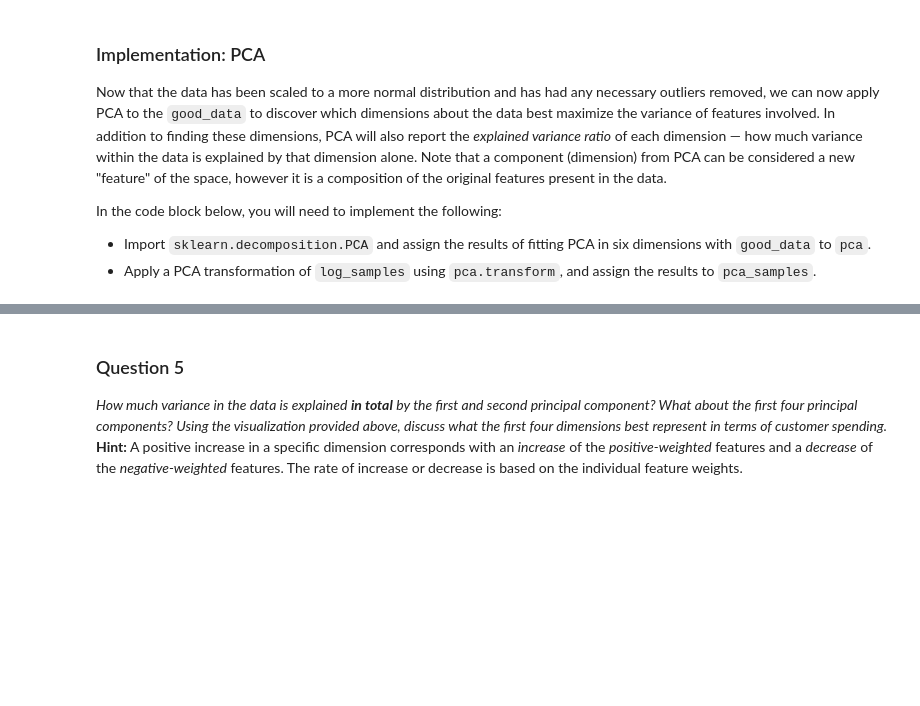
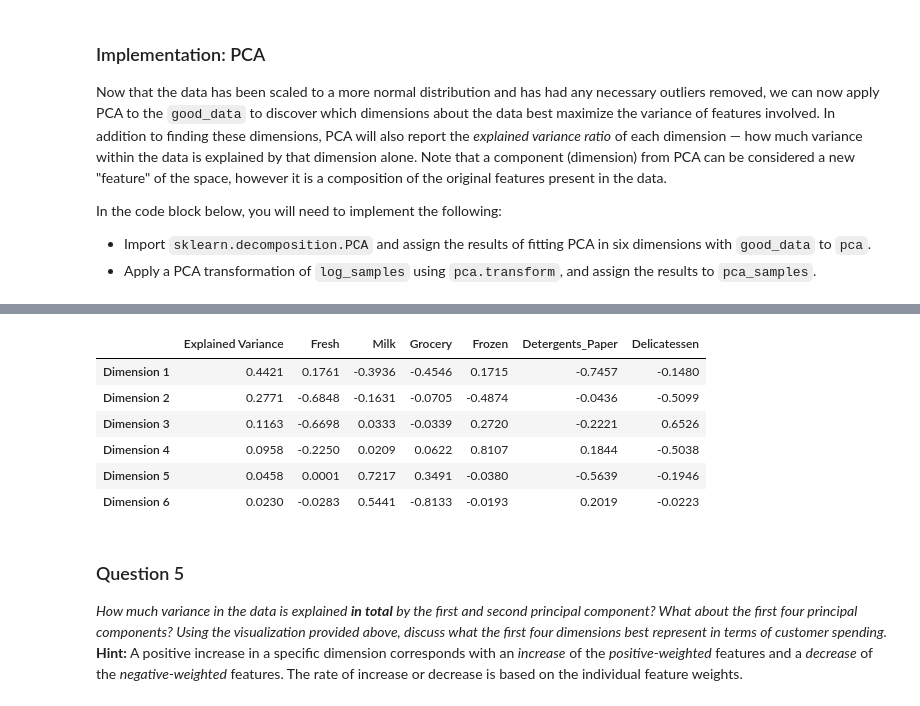
Before and after one commit to roolvp/ml-projects, a Jupyter notebook: customer_segments/customer_segments.ipynb, the cells around one changed output, grey strips where cells are left out. Cells and saved outputs as stored; diff of their text form; code cells hidden in the pictures; blank space fills up the shorter version.

```diff
--- a/customer_segments/customer_segments.ipynb
+++ b/customer_segments/customer_segments.ipynb
@@ -501,3 +491,13 @@ AttributeError: 'NoneType' object has no attribute 'components_'
+# %%
+pca_results
+# %% [output]
+|  | Explained Variance | Fresh | Milk | Grocery | Frozen | Detergents_Paper | Delicatessen |
+| Dimension 1 | 0.4421 | 0.1761 | -0.3936 | -0.4546 | 0.1715 | -0.7457 | -0.1480 |
+| Dimension 2 | 0.2771 | -0.6848 | -0.1631 | -0.0705 | -0.4874 | -0.0436 | -0.5099 |
+| Dimension 3 | 0.1163 | -0.6698 | 0.0333 | -0.0339 | 0.2720 | -0.2221 | 0.6526 |
+| Dimension 4 | 0.0958 | -0.2250 | 0.0209 | 0.0622 | 0.8107 | 0.1844 | -0.5038 |
+| Dimension 5 | 0.0458 | 0.0001 | 0.7217 | 0.3491 | -0.0380 | -0.5639 | -0.1946 |
+| Dimension 6 | 0.0230 | -0.0283 | 0.5441 | -0.8133 | -0.0193 | 0.2019 | -0.0223 |
 # %% [markdown]
 ### Question 5
 *How much variance in the data is explained* ***in total*** *by the first and second principal component? What about the first four principal components? Using the visualization provided above, discuss what the first four dimensions best represent in terms of customer spending.*
```
Also changed, not shown: parts of 10 cells of this notebook.
